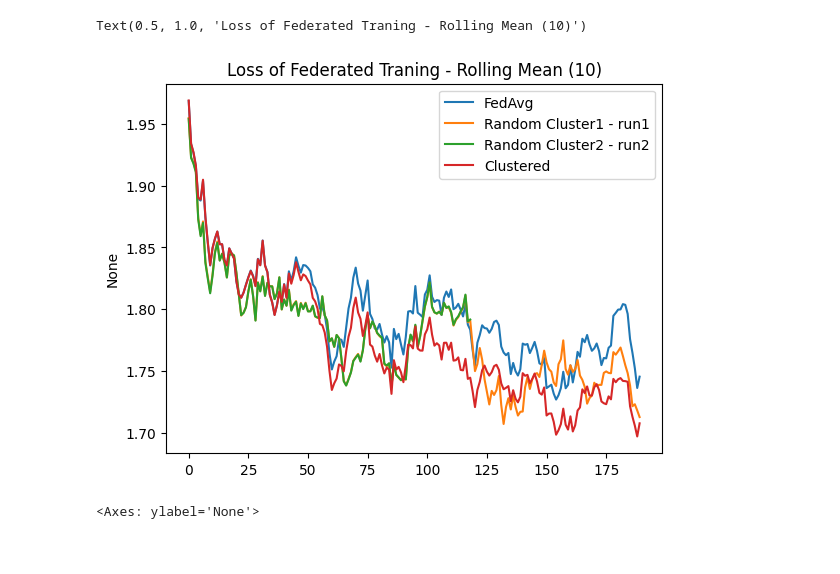
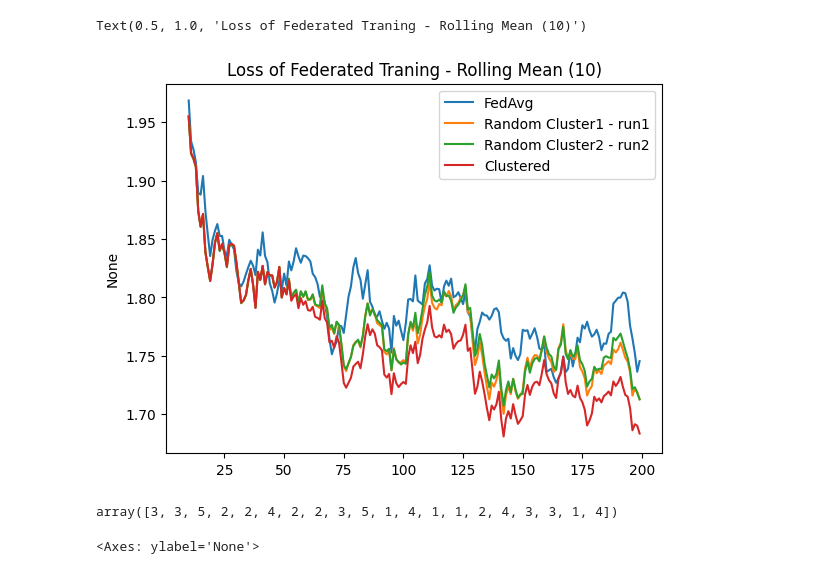
Before and after one commit to GabrielTalasso/FT_LLM_FL, a Jupyter notebook: evaluations.ipynb, the cells around one changed output. Cells and saved outputs as stored; diff of their text form; code cells hidden in the pictures.

Commit message:
modified:   eval.ipynb 	modified:   evaluation/eval_loss.py 	modified:   evaluations.ipynb 	modified:   federated_learning/fed_global.py 	modified:   training_scripts/run_sft_clustered.sh

```diff
--- a/evaluations.ipynb
+++ b/evaluations.ipynb
@@ -47,7 +48,7 @@ for r in range(len(data)):
 path = 'output/aya_dataset_400000_clustered_c20s2_i10_b16a1_l512_r8a16_20240913072636/training_loss.npy'
 #path = 'output/aya_dataset_400000_fedavg_c20s2_i100_b16a1_l512_r8a16_20240914133401/training_loss.npy'
 path = 'output/aya_dataset_400000_clustered_random_c20s2_i10_b16a1_l512_r8a16_20241001173728/training_loss.npy'
-path = 'output/aya_dataset_400000_clustered_random_c20s2_i10_b16a1_l512_r8a16_20241001174755/training_loss.npy'
+path = 'output/aya_dataset_400000_clustered_random_c20s2_i10_b16a1_l512_r8a16_20241002071610/training_loss.npy'
 data = np.load(path, allow_pickle=True)
 
 losses2 = []
@@ -59,6 +60,7 @@ for r in range(len(data)):
     losses2.append(loss)
 # %%
 path = 'output/aya_dataset_400000_clustered_c20s2_i10_b16a1_l512_r8a16_20240917170032/training_loss.npy'
+path = 'output/aya_dataset_400000_clustered_c20s2_i10_b16a1_l512_r8a16_20241002153817/training_loss.npy'
 data = np.load(path, allow_pickle=True)
 
 losses3 = []
@@ -82,33 +84,37 @@ for r in range(len(data)):
 # %%
 import seaborn as sns
 import pandas as pd
 import matplotlib.pyplot as plt
 
 #rolling mean
 window = 10
 
 losses = pd.Series(losses)
 losses = losses.rolling(window).mean()
 losses = losses[window:]
 losses2 = pd.Series(losses2)
 losses2 = losses2.rolling(window).mean()
 losses2 = losses2[window:]
 losses3 = pd.Series(losses3)
 losses3 = losses3.rolling(window).mean()
 losses3 = losses3[window:]
 losses4 = pd.Series(losses4)
 losses4 = losses4.rolling(window).mean()
 losses4 = losses4[window:]
 
-sns.lineplot(x=range(len(losses)), y=losses, label = 'FedAvg')
-sns.lineplot(x=range(len(losses2)), y=losses2, label = 'Random Cluster1 - run1')
-sns.lineplot(x=range(len(losses4)), y=losses4, label = 'Random Cluster2 - run2')
-sns.lineplot(x=range(len(losses3)), y=losses3, label = 'Clustered')
+sns.lineplot(x=range(10, len(losses )+10), y=losses, label = 'FedAvg')
+sns.lineplot(x=range(10, len(losses2)+10), y=losses2, label = 'Random Cluster1 - run1')
+sns.lineplot(x=range(10, len(losses4)+10), y=losses4, label = 'Random Cluster2 - run2')
+sns.lineplot(x=range(10, len(losses3)+10), y=losses3, label = 'Clustered')
 
 plt.title('Loss of Federated Traning - Rolling Mean (10)')
 # %% [output]
 Text(0.5, 1.0, 'Loss of Federated Traning - Rolling Mean (10)')
-[figure, old version]
+[figure, new version]
+# %%
+np.random.randint(1, 5+1, size=20)
+# %% [output]
+array([3, 3, 5, 2, 2, 4, 2, 2, 3, 5, 1, 4, 1, 1, 2, 4, 3, 3, 1, 4])
 # %%
 #these experiments was done with seprating train and test
 path = 'output/aya_dataset_400000_clustered_c20s2_i10_b16a1_l512_r8a16_20240922070346/training_loss.npy'
```
Also changed, not shown: parts of 3 cells of this notebook, 4 other files.
